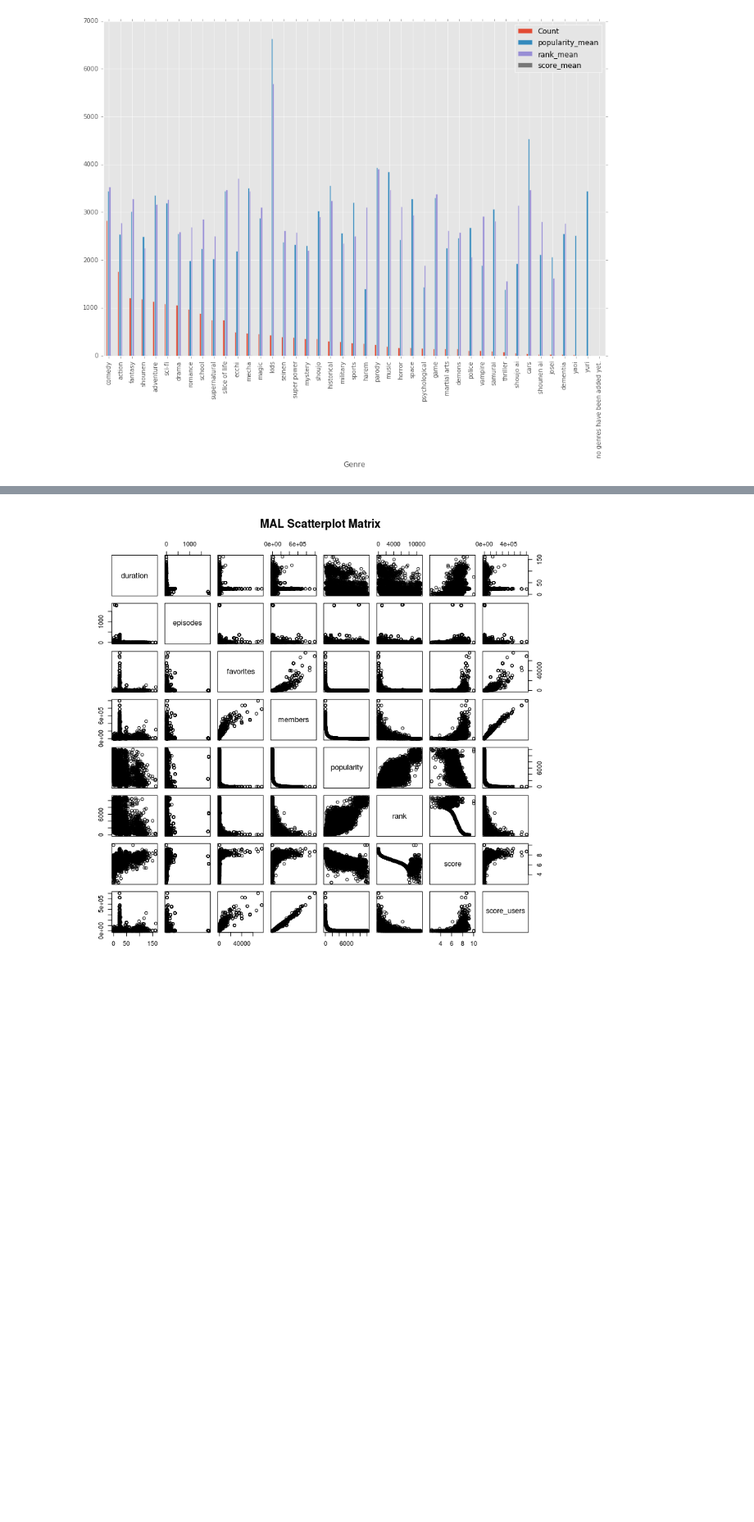
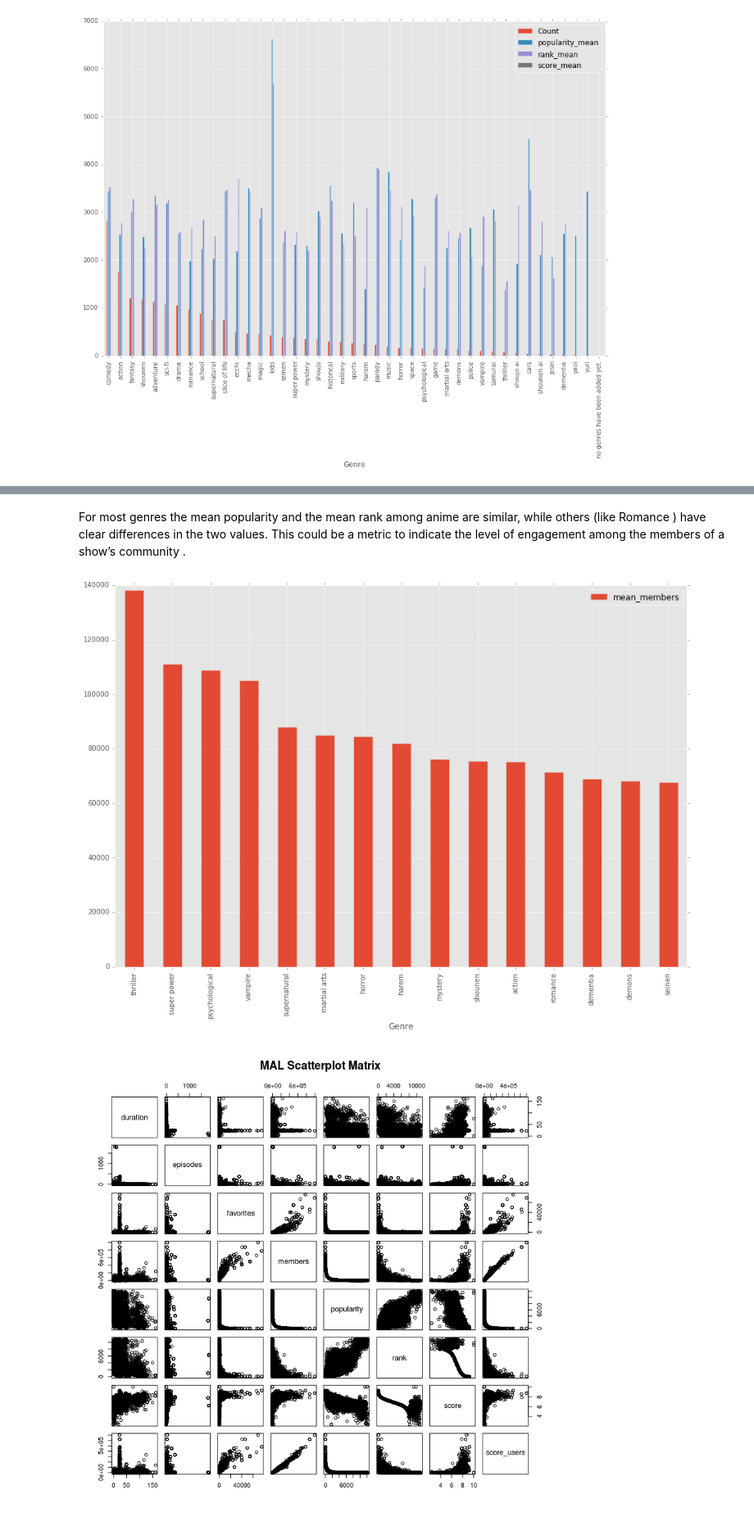
Before and after one commit to FourSwordKirby/MALDataScience, a Jupyter notebook: Midterm_Report.ipynb, the cells around one changed output, grey strips where cells are left out. Shown at 82% size. Cells and saved outputs as stored; diff of their text form; code cells hidden in the pictures; blank space fills up the shorter version.

```diff
--- a/Midterm_Report.ipynb
+++ b/Midterm_Report.ipynb
@@ -130,0 +147,6 @@ genre_df.sort_values('score_mean', ascending = False)
+# %%
+genre_membership_df = pd.DataFrame({
+        'Genre' : all_genre,
+        "mean_members": members_mean
+    })
+genre_membership_df.head()
@@ -147,3 +176,11 @@ genre_plot_2 = genre_df_top.plot(kind = 'bar', x = 'Genre')
+# %% [markdown]
+For most genres the mean popularity and the mean rank among anime are similar, while others (like Romance ) have clear differences in the two values. This could be a metric to  indicate the level of engagement among the members of a show’s community .
+# %%
+genre_membership_df.sort_values('mean_members', ascending = False, inplace = True)
+genre_membership_df_top = genre_membership_df.head(15)
+genre_plot_3 = genre_membership_df_top.plot(kind = 'bar', x = 'Genre')
+# %% [output]
+[figure, added]
 # %%
 Image('Rcode/scatterplotMatrix.png')
 # %% [output]
```
Also changed, not shown: parts of 15 cells of this notebook.
